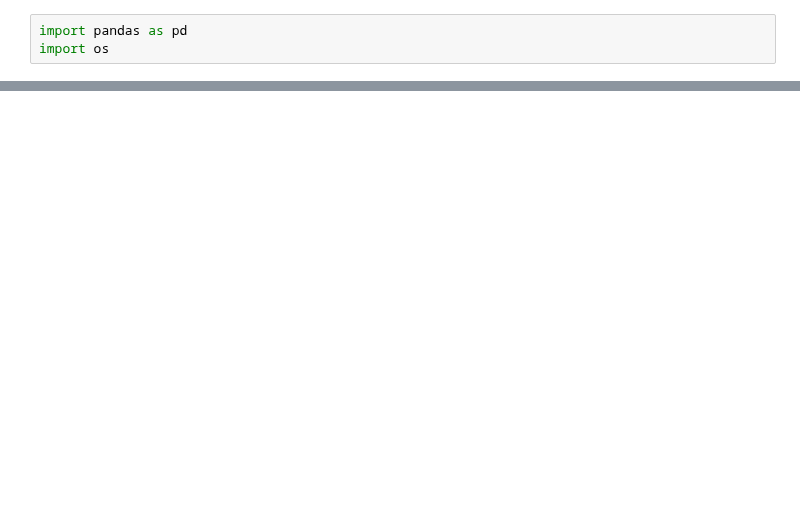
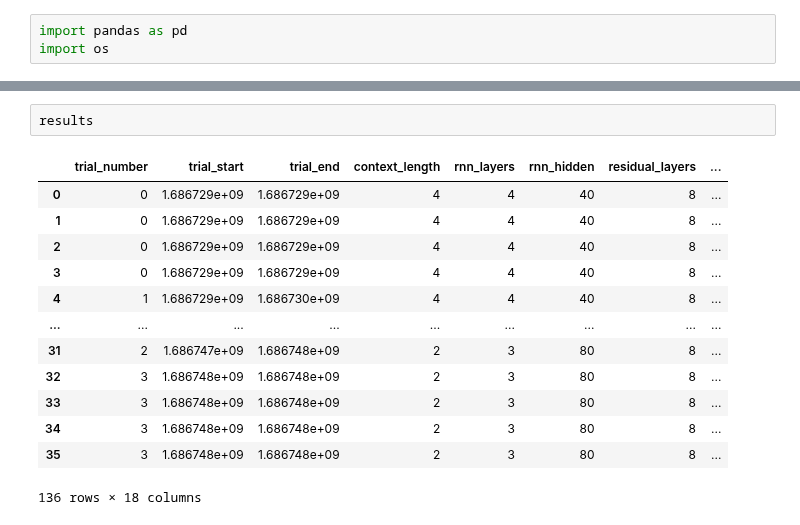
Before and after one commit to EdvardJSHolen/Final-Year-Project, a Jupyter notebook: timefusion/training_scripts/results/process_results.ipynb, the cells around one changed output, grey strips where cells are left out. Saved outputs shown, nothing was run; the diff lists cells and outputs as text; blank space fills up the shorter version.

```diff
--- a/timefusion/training_scripts/results/process_results.ipynb
+++ b/timefusion/training_scripts/results/process_results.ipynb
@@ -47,0 +71,16 @@ aggregated_results
+# %%
+results
+# %% [output]
+|  | trial_number | trial_start | trial_end | context_length | rnn_layers | rnn_hidden | residual_layers | ... |
+| 0 | 0 | 1.686729e+09 | 1.686729e+09 | 4 | 4 | 40 | 8 | ... |
+| 1 | 0 | 1.686729e+09 | 1.686729e+09 | 4 | 4 | 40 | 8 | ... |
+| 2 | 0 | 1.686729e+09 | 1.686729e+09 | 4 | 4 | 40 | 8 | ... |
+| 3 | 0 | 1.686729e+09 | 1.686729e+09 | 4 | 4 | 40 | 8 | ... |
+| 4 | 1 | 1.686729e+09 | 1.686730e+09 | 4 | 4 | 40 | 8 | ... |
+| ... | ... | ... | ... | ... | ... | ... | ... | ... |
+| 31 | 2 | 1.686747e+09 | 1.686748e+09 | 2 | 3 | 80 | 8 | ... |
+| 32 | 3 | 1.686748e+09 | 1.686748e+09 | 2 | 3 | 80 | 8 | ... |
+| 33 | 3 | 1.686748e+09 | 1.686748e+09 | 2 | 3 | 80 | 8 | ... |
+| 34 | 3 | 1.686748e+09 | 1.686748e+09 | 2 | 3 | 80 | 8 | ... |
+| 35 | 3 | 1.686748e+09 | 1.686748e+09 | 2 | 3 | 80 | 8 | ... |
+136 rows × 18 columns
```
Also changed, not shown: parts of 3 cells of this notebook, 5 other files.
